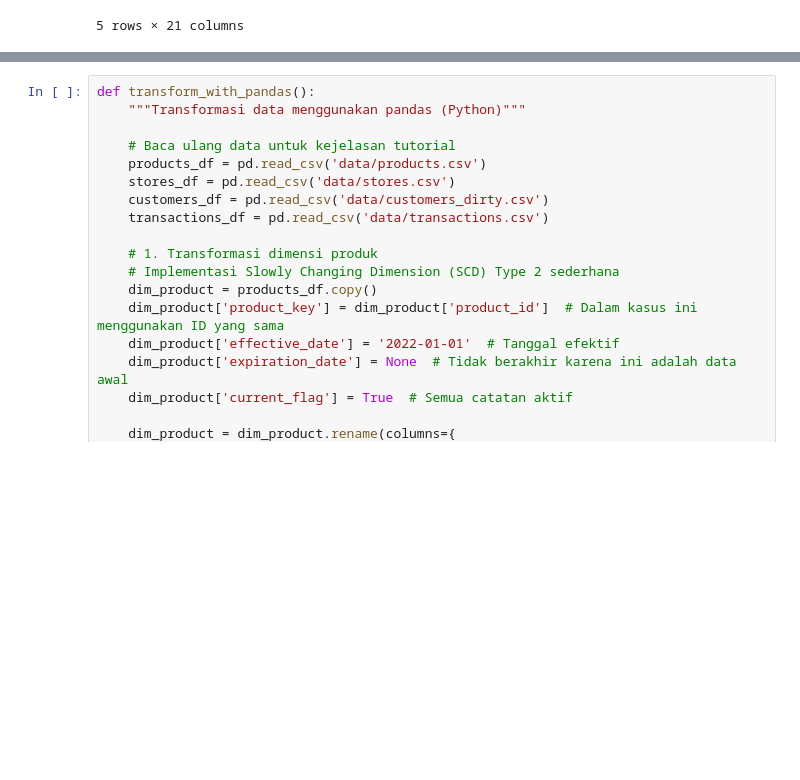
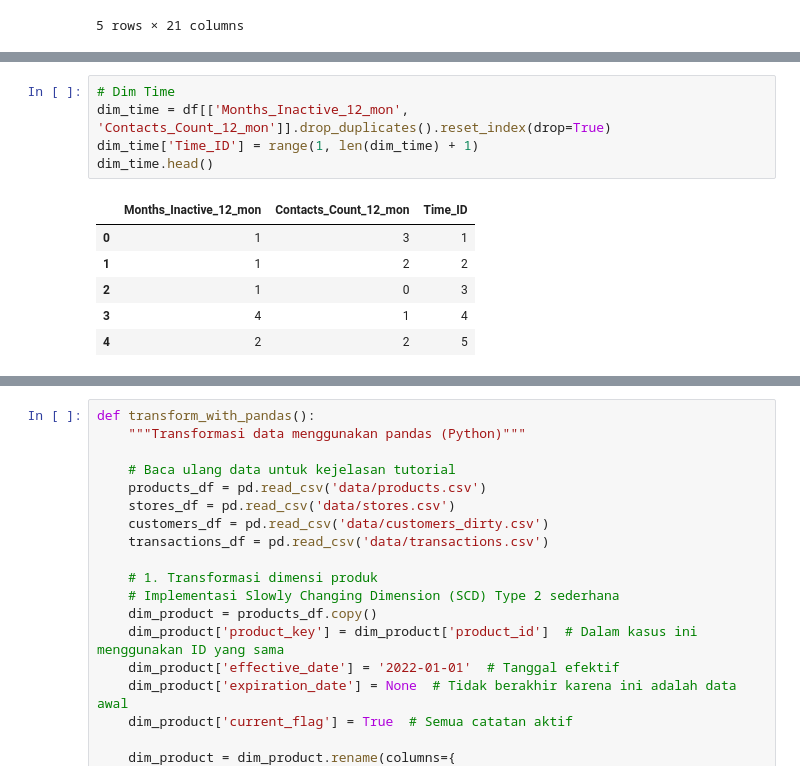
Before and after one commit to otherlife-code/DWIB_Final-Project, a Jupyter notebook: Project Based Milestone 1/Milestone_1.ipynb, the cells around one changed output, grey strips where cells are left out. Cells and saved outputs as stored; diff of their text form; blank space fills up the shorter version.

```diff
--- a/Project Based Milestone 1/Milestone_1.ipynb
+++ b/Project Based Milestone 1/Milestone_1.ipynb
@@ -300,0 +363,12 @@ dim_customer = df[['CLIENTNUM', 'Attrition_Flag', 'Customer_Age', 'Months_on_boo
+# %%
+# Dim Time
+dim_time = df[['Months_Inactive_12_mon', 'Contacts_Count_12_mon']].drop_duplicates().reset_index(drop=True)
+dim_time['Time_ID'] = range(1, len(dim_time) + 1)
+dim_time.head()
+# %% [output]
+|  | Months_Inactive_12_mon | Contacts_Count_12_mon | Time_ID |
+| 0 | 1 | 3 | 1 |
+| 1 | 1 | 2 | 2 |
+| 2 | 1 | 0 | 3 |
+| 3 | 4 | 1 | 4 |
+| 4 | 2 | 2 | 5 |
```
Also changed, not shown: parts of 5 cells of this notebook.
